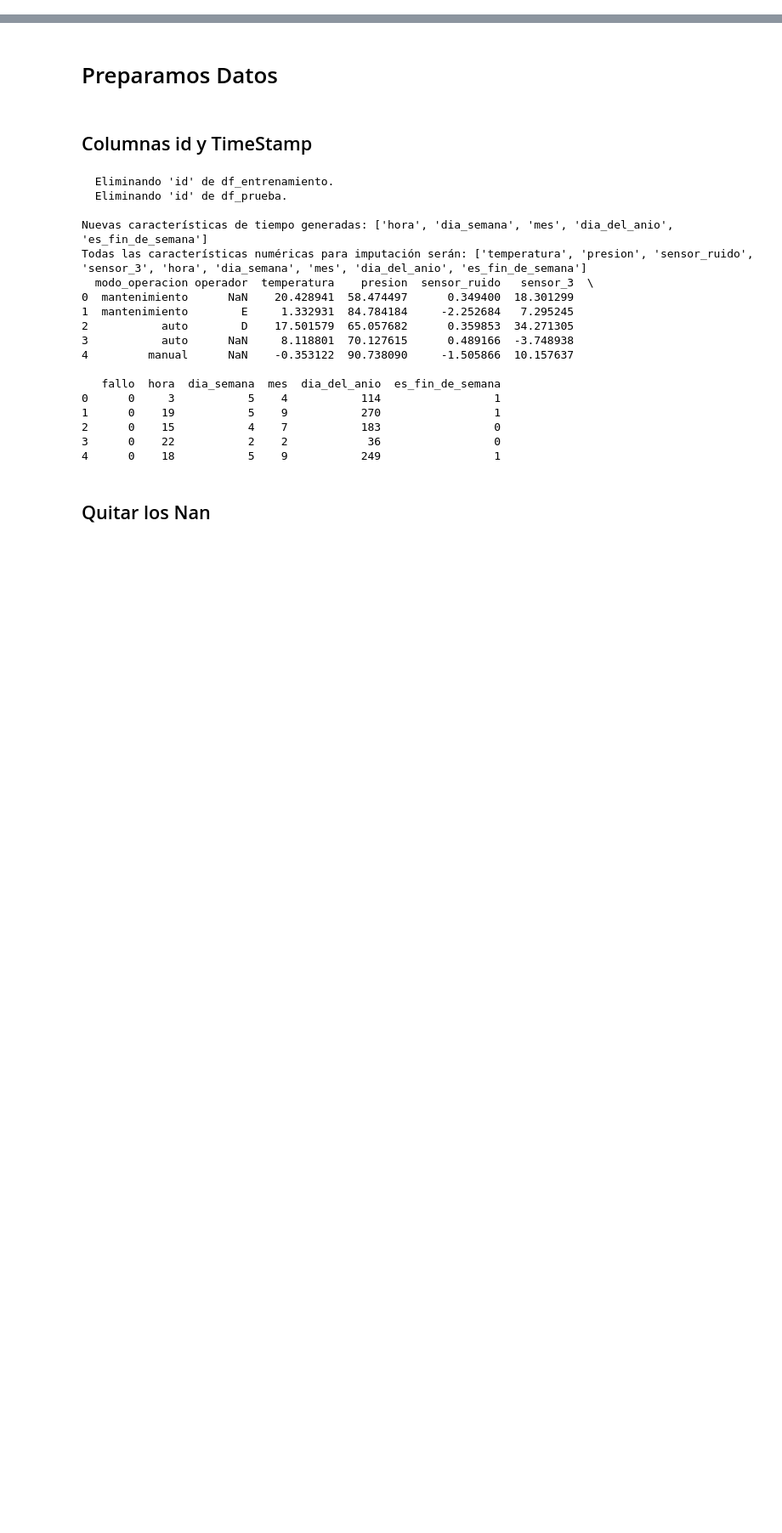
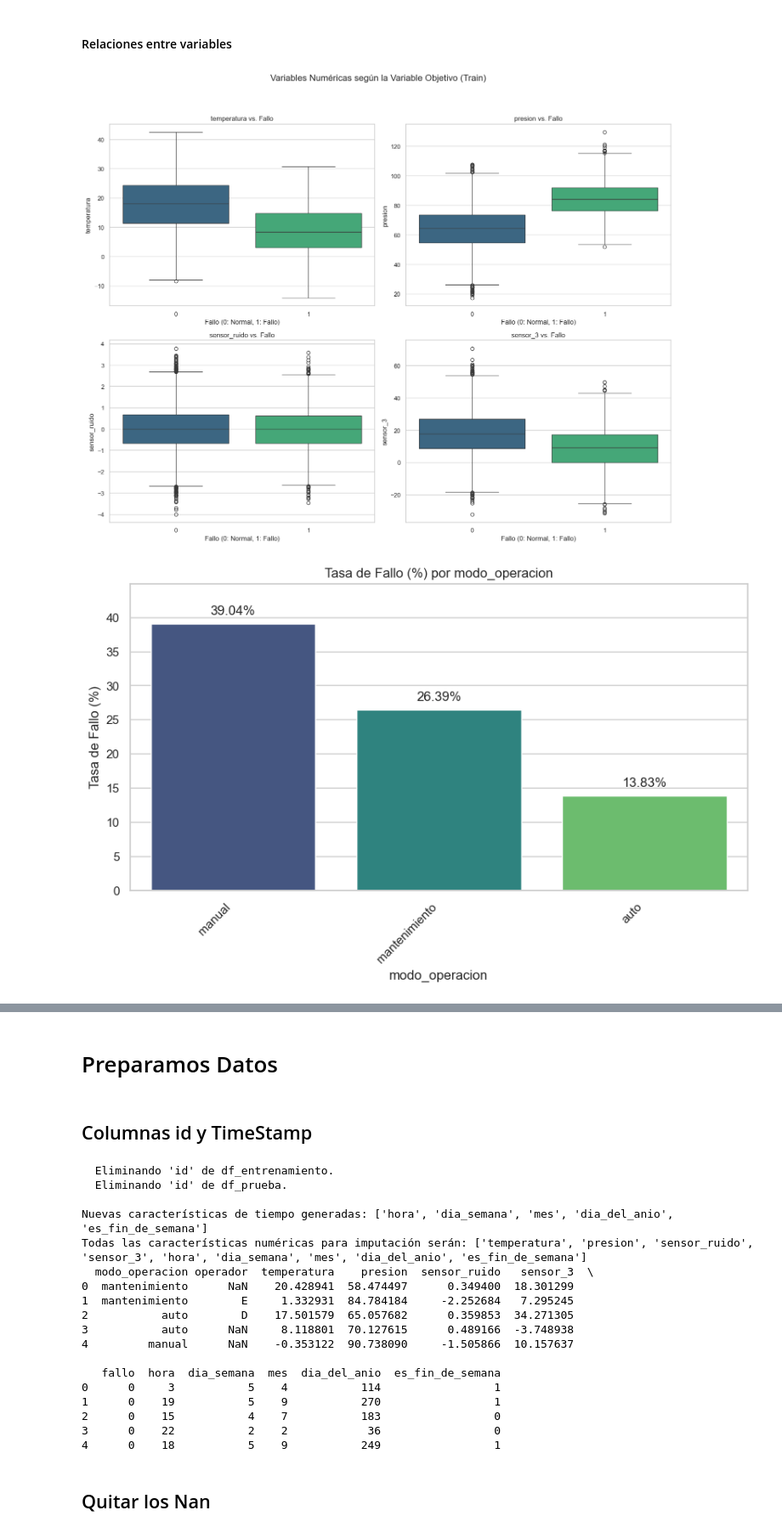
Before and after one commit to albertoPerez25/Analisis-De-Datos-Y-Predicciones, a Jupyter notebook: Práctica3_DiegoGarcia_AlbertoPerez_AnalisisDatos.ipynb, the cells around one changed output, grey strips where cells are left out. Shown at 85% size. Cells and saved outputs as stored; diff of their text form; code cells hidden in the pictures; blank space fills up the shorter version.

```diff
--- a/Práctica3_DiegoGarcia_AlbertoPerez_AnalisisDatos.ipynb
+++ b/Práctica3_DiegoGarcia_AlbertoPerez_AnalisisDatos.ipynb
@@ -2,0 +407,60 @@
+# %% [markdown]
+#### Relaciones entre variables
+# %%
+# Relaciones entre Numéricas
+numerical_cols = ['temperatura', 'presion', 'sensor_ruido', 'sensor_3']
+
+n_cols = 2
+n_rows = (len(numerical_cols) + n_cols - 1) // n_cols
+
+fig, axes = plt.subplots(n_rows, n_cols, figsize=(15, n_rows * 6)) # Aumentamos un poco el tamaño vertical
+axes = axes.flatten()
+
+for i, col in enumerate(numerical_cols):
+    sns.boxplot(x='fallo', y=col, data=df_train, ax=axes[i], palette='viridis', showfliers=True)
+    axes[i].set_title(f'{col} vs. Fallo')
+    axes[i].set_xlabel('Fallo (0: Normal, 1: Fallo)')
+    axes[i].set_ylabel(col)
+
+if len(numerical_cols) < len(axes):
+    for j in range(len(numerical_cols), len(axes)):
+        fig.delaxes(axes[j])
+
+plt.suptitle('Variables Numéricas según la Variable Objetivo (Train)', y=1.02, fontsize=16)
+plt.tight_layout(rect=[0, 0.03, 1, 0.98])
+plt.show()
+
+
+
+# Relaciones entre Categóricas
+categorical_cols = ['modo_operacion', 'operador']
+df_train_temp = df_train.copy()
+df_train_temp['operador'] = df_train_temp['operador'].fillna('Desconocido')
+
+for col in categorical_cols:
+    failure_rate = df_train_temp.groupby(col)['fallo'].mean().sort_values(ascending=False) * 100
+
+    plt.figure(figsize=(10, 5))
+
+    sns.barplot(x=failure_rate.index, y=failure_rate.values, palette='viridis', order=failure_rate.index)
+    plt.title(f'Tasa de Fallo (%) por {col}')
+    plt.xlabel(col)
+    plt.ylabel('Tasa de Fallo (%)')
+    plt.xticks(rotation=45, ha='right')
+
+    for index, value in enumerate(failure_rate.values):
+        plt.text(index, value + 1, f'{value:.2f}%', ha='center', va='bottom')
+    plt.ylim(0, max(failure_rate.values)*1.15)
+    plt.show()
+
+del df_train_temp
+
+correlation_matrix = df_train[numerical_cols].corr()
+
+plt.figure(figsize=(8, 6))
+sns.heatmap(correlation_matrix, annot=True, cmap='coolwarm', fmt=".2f", linewidths=.5)
+plt.title('Mapa de Calor de Correlación entre Variables Numéricas')
+plt.show()
+# %% [output]
+[figure, added]
+[figure, added]
```
Also changed, not shown: parts of 43 cells of this notebook, 5 other files.
